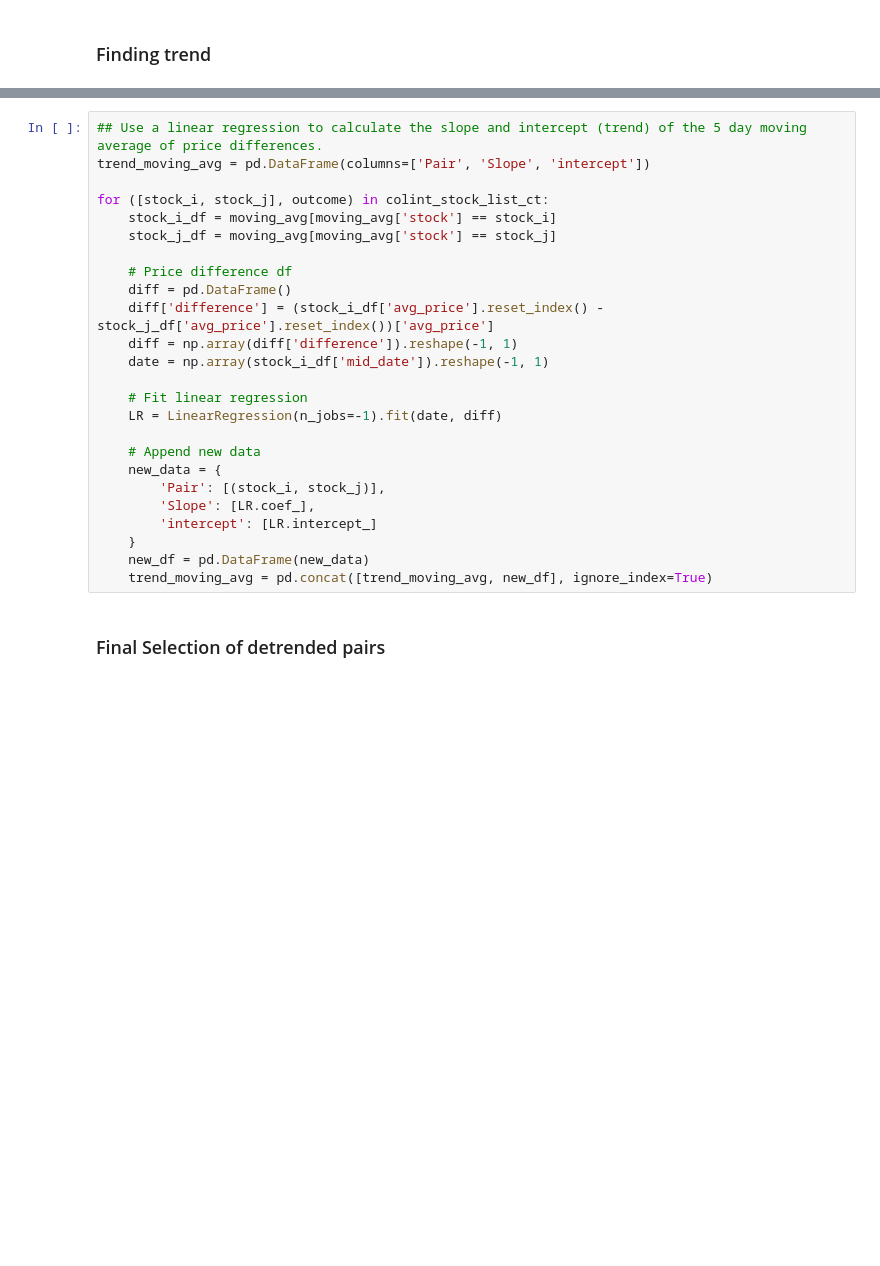
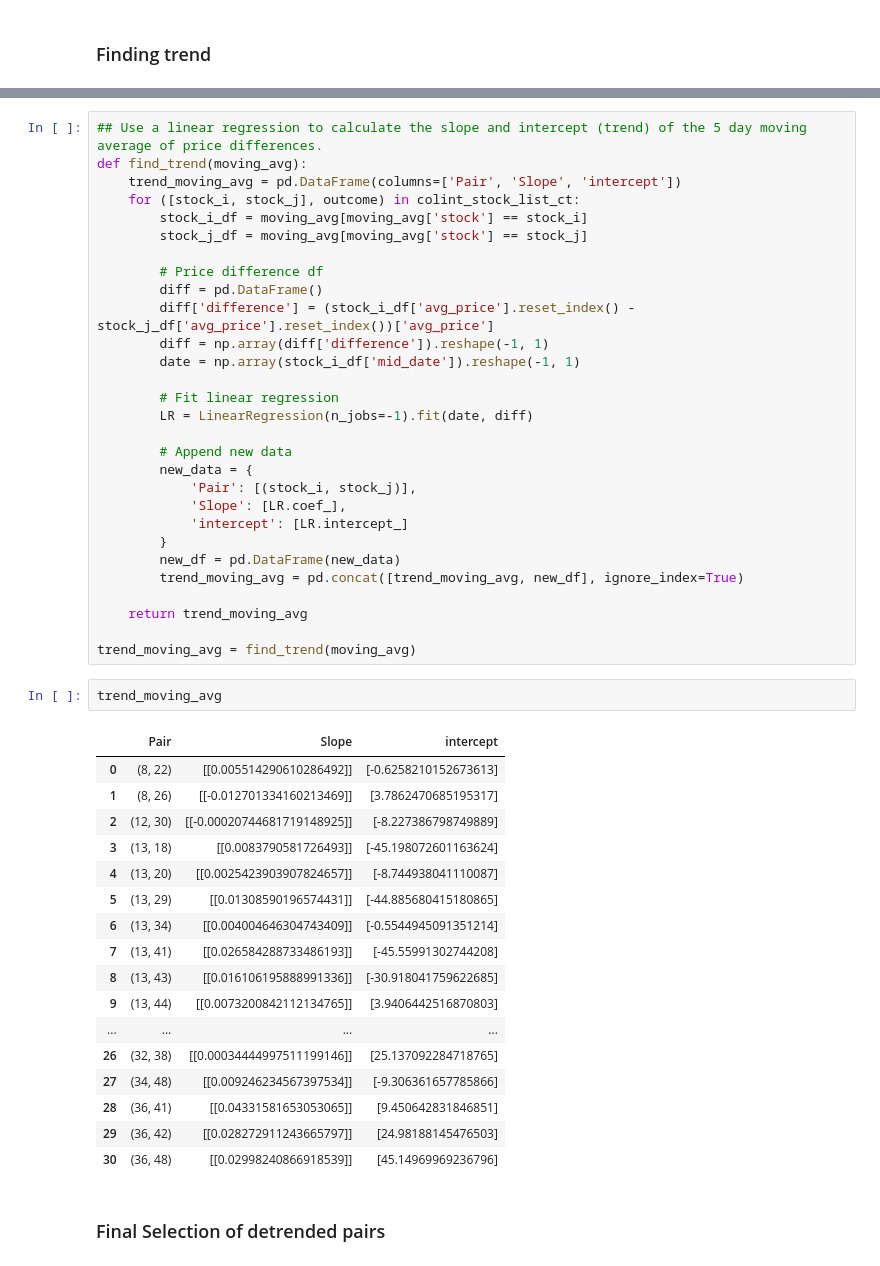
Before and after one commit to Jackil0216/Algothon-deeptrade-mf, a Jupyter notebook: Program draft.ipynb, the cells around one changed output, grey strips where cells are left out. Saved outputs shown, nothing was run; the diff lists cells and outputs as text; blank space fills up the shorter version.

```diff
--- a/Program draft.ipynb
+++ b/Program draft.ipynb
@@ -54,28 +59,52 @@ for stock in range(50):
 # %%
 ## Use a linear regression to calculate the slope and intercept (trend) of the 5 day moving average of price differences.
-trend_moving_avg = pd.DataFrame(columns=['Pair', 'Slope', 'intercept'])
+def find_trend(moving_avg):
+    trend_moving_avg = pd.DataFrame(columns=['Pair', 'Slope', 'intercept'])
+    for ([stock_i, stock_j], outcome) in colint_stock_list_ct:
+        stock_i_df = moving_avg[moving_avg['stock'] == stock_i]
+        stock_j_df = moving_avg[moving_avg['stock'] == stock_j]
 
-for ([stock_i, stock_j], outcome) in colint_stock_list_ct:
-    stock_i_df = moving_avg[moving_avg['stock'] == stock_i]
-    stock_j_df = moving_avg[moving_avg['stock'] == stock_j]
+        # Price difference df
+        diff = pd.DataFrame()
+        diff['difference'] = (stock_i_df['avg_price'].reset_index() - stock_j_df['avg_price'].reset_index())['avg_price']
+        diff = np.array(diff['difference']).reshape(-1, 1)
+        date = np.array(stock_i_df['mid_date']).reshape(-1, 1)
 
-    # Price difference df
-    diff = pd.DataFrame()
-    diff['difference'] = (stock_i_df['avg_price'].reset_index() - stock_j_df['avg_price'].reset_index())['avg_price']
-    diff = np.array(diff['difference']).reshape(-1, 1)
-    date = np.array(stock_i_df['mid_date']).reshape(-1, 1)
+        # Fit linear regression
+        LR = LinearRegression(n_jobs=-1).fit(date, diff)
 
-    # Fit linear regression
-    LR = LinearRegression(n_jobs=-1).fit(date, diff)
+        # Append new data
+        new_data = {
+            'Pair': [(stock_i, stock_j)],
+            'Slope': [LR.coef_],
+            'intercept': [LR.intercept_]
+        }
+        new_df = pd.DataFrame(new_data)
+        trend_moving_avg = pd.concat([trend_moving_avg, new_df], ignore_index=True)
 
-    # Append new data
-    new_data = {
-        'Pair': [(stock_i, stock_j)],
-        'Slope': [LR.coef_],
-        'intercept': [LR.intercept_]
-    }
-    new_df = pd.DataFrame(new_data)
-    trend_moving_avg = pd.concat([trend_moving_avg, new_df], ignore_index=True)
+    return trend_moving_avg
+
+trend_moving_avg = find_trend(moving_avg)
+# %%
+trend_moving_avg
+# %% [output]
+|  | Pair | Slope | intercept |
+| 0 | (8, 22) | [[0.005514290610286492]] | [-0.6258210152673613] |
+| 1 | (8, 26) | [[-0.012701334160213469]] | [3.7862470685195317] |
+| 2 | (12, 30) | [[-0.00020744681719148925]] | [-8.227386798749889] |
+| 3 | (13, 18) | [[0.0083790581726493]] | [-45.198072601163624] |
+| 4 | (13, 20) | [[0.0025423903907824657]] | [-8.744938041110087] |
+| 5 | (13, 29) | [[0.01308590196574431]] | [-44.885680415180865] |
+| 6 | (13, 34) | [[0.004004646304743409]] | [-0.5544945091351214] |
+| 7 | (13, 41) | [[0.026584288733486193]] | [-45.55991302744208] |
+| 8 | (13, 43) | [[0.016106195888991336]] | [-30.918041759622685] |
+| 9 | (13, 44) | [[0.0073200842112134765]] | [3.9406442516870803] |
+| ... | ... | ... | ... |
+| 26 | (32, 38) | [[0.00034444997511199146]] | [25.137092284718765] |
+| 27 | (34, 48) | [[0.009246234567397534]] | [-9.306361657785866] |
+| 28 | (36, 41) | [[0.04331581653053065]] | [9.450642831846851] |
+| 29 | (36, 42) | [[0.028272911243665797]] | [24.98188145476503] |
+| 30 | (36, 48) | [[0.02998240866918539]] | [45.14969969236796] |
 # %% [markdown]
 ### Final Selection of detrended pairs
 # %%
```
Also changed, not shown: parts of 8 cells of this notebook.
